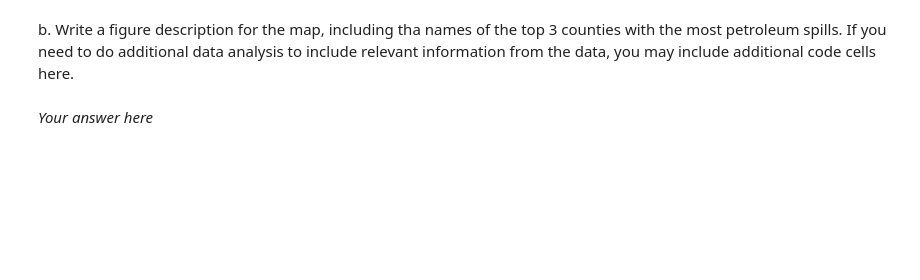
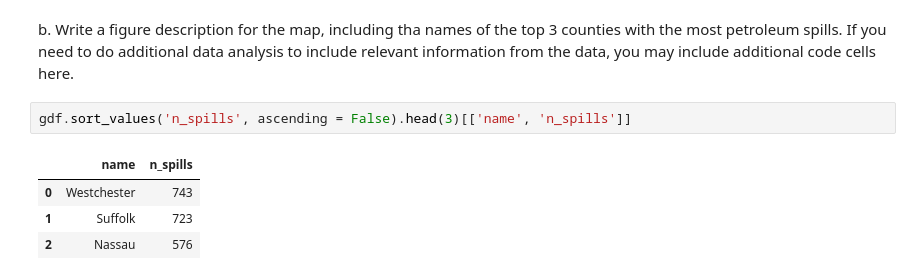
Before and after one commit to katleyq/eds220-hwk3, a Jupyter notebook: hwk3-task2-oil-spills.ipynb, the cells around one changed output. Drawn from its saved outputs; the diff is of its cells as text; blank space fills up the shorter version.

Commit message:
Finish commenting and answering questions

```diff
--- a/hwk3-task2-oil-spills.ipynb
+++ b/hwk3-task2-oil-spills.ipynb
@@ -546,5 +573,10 @@ plt.show()
 <!-- BEGIN QUESTION -->
 
 b. Write a figure description for the map, including tha names of the top 3 counties with the most petroleum spills. If you need to do additional data analysis to include relevant information from the data, you may include additional code cells here.
-# %% [markdown]
-*Your answer here*
+# %%
+gdf.sort_values('n_spills', ascending = False).head(3)[['name', 'n_spills']]
+# %% [output]
+|  | name | n_spills |
+| 0 | Westchester | 743 |
+| 1 | Suffolk | 723 |
+| 2 | Nassau | 576 |
```
Also changed, not shown: parts of 45 cells of this notebook.
